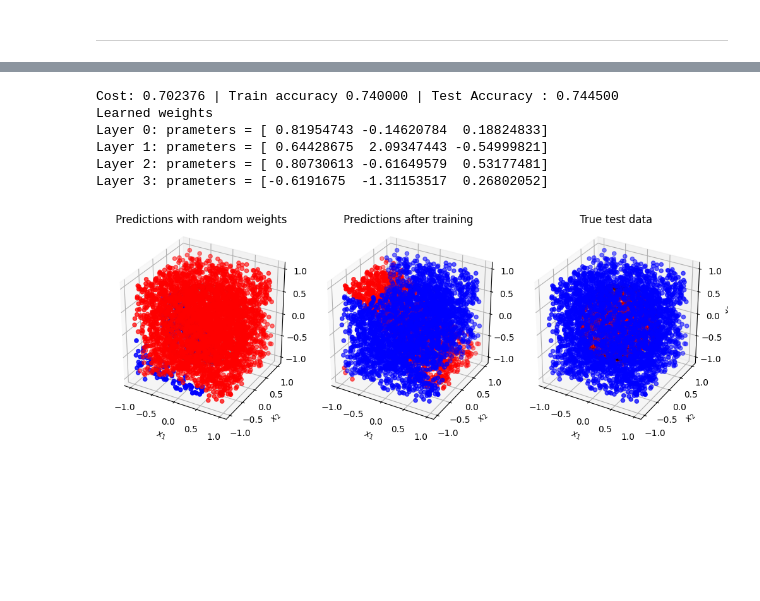
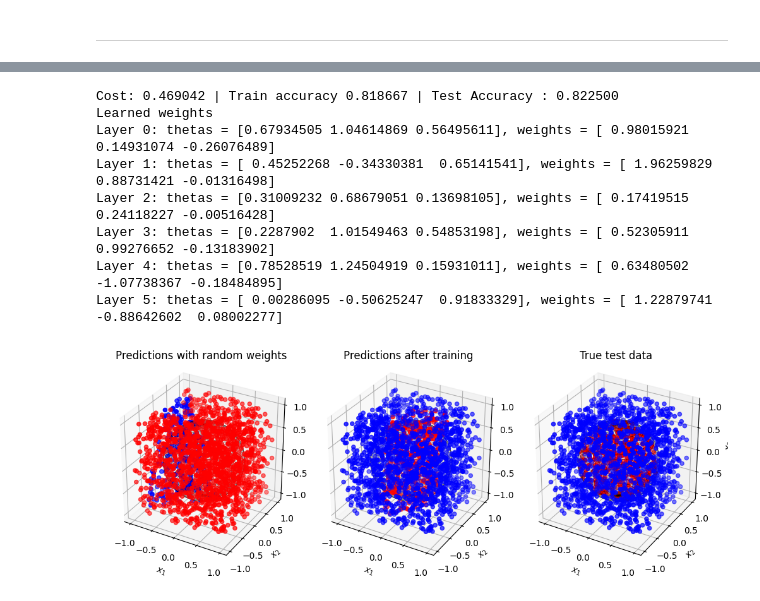
Before and after one commit to HeechanYi/Data-Reuploading, a Jupyter notebook: Code reproducing/2ClassProblemSQ(Stochastic).ipynb, the cells around one changed output, grey strips where cells are left out. Cells and saved outputs as stored; diff of their text form; code cells hidden in the pictures; blank space fills up the shorter version.

```diff
--- a/Code reproducing/2ClassProblemSQ(Stochastic).ipynb
+++ b/Code reproducing/2ClassProblemSQ(Stochastic).ipynb
@@ -23,7 +23,7 @@ def Circle(samples, condition = [[0.0, 0.0], np.sqrt(2 / np.pi)]):
     condition : conditions of the circle (condition[0] = center, condition[1] = radius)
 
     OUTPUT
-    data points & labels(In - 1/Out - -1) for each point & Condition
+    data points & labels(In - 0/Out - 1) for each point & Condition
     """
     points= []
     labels = []
@@ -258,7 +255,7 @@ def loss_functionC(thetas, weights, x, y):
 
     for i in range(len(x)):
         f = SQC_comp(thetas, weights, x[i])
-        if y[i] == 1:
+        if y[i] == 0:
             loss += (1 - f)**2
         else:
             loss += (1 + f)**2
@@ -371,7 +368,7 @@ Xtest, y_test, condition = Circle(num_test)
 test_data = np.hstack((Xtest, np.zeros((Xtest.shape[0], 1), requires_grad=False))) # point (x_1, x_2, x_3 = 0)
 
 # Setting the training options
-num_layers = 4
+num_layers = 6
 epochs = 50
 batch_size = 50
 eta = 0.1
@@ -760,17 +739,17 @@ Layer 3: prameters = [2.04586908 1.93922485 0.24760556]
 ### Origin scheme sinle-qubit classifier model
 
 # the numbers of training and test data
-num_training = 500
-num_test = 4000
+num_training = 750
+num_test = 2000
 
 # Training datas(where we will train the data)
-Xdata, y_train, condition = Sphere(num_training)
+train_data, y_train, condition = Sphere(num_training)
 
 # Testing datas(where we get the model accuracy)
-Xtest, y_test, condition = Sphere(num_test)
+test_data, y_test, condition = Sphere(num_test)
 
 # Setting the training options
-num_layers = 4
+num_layers = 6
 epochs = 50
 batch_size = 50
 eta = 0.1
@@ -779,21 +758,22 @@ eta = 0.1
 opt = GradientDescentOptimizer(eta)
 
 # Initializing random weights the parameters for U(p)
-params = np.random.uniform(size=(num_layers, 3), requires_grad=True)
+thetas = np.random.uniform(size=(num_layers, 3), requires_grad=True)
+weights = np.random.uniform(size=(num_layers, 3), requires_grad=True)
 
 ### Evaluating the classifier
 # Running the model with test data
-predicted_train, expvals_train = model_runningO(params, Xdata)
+predicted_train, expvals_train = model_runningC(thetas, weights, train_data)
 accuracy_train = accuracy_score(y_train, predicted_train)
 
 # Running the model with the test data
-predicted_test, expvals_test = model_runningO(params, Xtest)
+predicted_test, expvals_test = model_runningC(thetas, weights, test_data)
 accuracy_test = accuracy_score(y_test, predicted_test)
 
 # Saving predictions with random weights for comparison
 initial_predictions = predicted_test
 
-loss = loss_functionO(params, Xtest, y_test)
+loss = loss_functionC(thetas, weights, test_data, y_test)
 
 loss_list, accuracy_train_list, accuracy_test_list = [], [], []
 loss_list.append(loss)
@@ -807,14 +787,14 @@ print(
 )
 
 for it in range(epochs):
-    for Xbatch, ybatch in iterate_minibatches(Xdata, y_train, batch_size=batch_size):
-        params, _, _ = opt.step(loss_functionO, params, Xbatch, ybatch)
+    for Xbatch, ybatch in iterate_minibatches(train_data, y_train, batch_size=batch_size):
+        thetas, weights, _, _ = opt.step(loss_functionC, thetas, weights, Xbatch, ybatch)
 
-    predicted_train, expvals_train = model_runningO(params, Xdata)
+    predicted_train, expvals_train = model_runningC(thetas, weights, train_data)
     accuracy_train = accuracy_score(y_train, predicted_train)
-    loss = loss_functionO(params, Xdata, y_train)
+    loss = loss_functionC(thetas, weights, train_data, y_train)
 
-    predicted_test, expvals_test = model_runningO(params, Xtest)
+    predicted_test, expvals_test = model_runningC(thetas, weights, test_data)
     accuracy_test = accuracy_score(y_test, predicted_test)
     res = [it + 1, loss, accuracy_train, accuracy_test]
     print(
@@ -847,32 +827,34 @@ Epoch: 50 | Loss: 0.702376 | Train accuracy: 0.740000 | Test accuracy: 0.744500
 # %%
 print(
     "Cost: {:3f} | Train accuracy {:3f} | Test Accuracy : {:3f}".format(
         loss, accuracy_train, accuracy_test
     )
 )
 
 print("Learned weights")
 for i in range(num_layers):
-    print("Layer {}: prameters = {}".format(i,params[i]))
+    print("Layer {}: thetas = {}, weights = {}".format(i, thetas[i], weights[i]))
 
 fig, axes = plt.subplots(1, 3, figsize=(10, 6),subplot_kw={"projection":"3d"})
-plot_data(Xtest, initial_predictions, fig, axes[0], problem = "sphere", condition = condition)
-plot_data(Xtest, predicted_test, fig, axes[1], problem = "sphere", condition = condition)
-plot_data(Xtest, y_test, fig, axes[2], problem = "sphere", condition = condition)
+plot_data(test_data, initial_predictions, fig, axes[0], problem = "sphere", condition = condition)
+plot_data(test_data, predicted_test, fig, axes[1], problem = "sphere", condition = condition)
+plot_data(test_data, y_test, fig, axes[2], problem = "sphere", condition = condition)
 
 axes[0].set_title("Predictions with random weights")
 axes[1].set_title("Predictions after training")
 axes[2].set_title("True test data")
 plt.tight_layout()
 plt.show()
 # %% [output]
-Cost: 0.702376 | Train accuracy 0.740000 | Test Accuracy : 0.744500
+Cost: 0.469042 | Train accuracy 0.818667 | Test Accuracy : 0.822500
 Learned weights
-Layer 0: prameters = [ 0.81954743 -0.14620784  0.18824833]
-Layer 1: prameters = [ 0.64428675  2.09347443 -0.54999821]
-Layer 2: prameters = [ 0.80730613 -0.61649579  0.53177481]
-Layer 3: prameters = [-0.6191675  -1.31153517  0.26802052]
+Layer 0: thetas = [0.67934505 1.04614869 0.56495611], weights = [ 0.98015921  0.14931074 -0.26076489]
+Layer 1: thetas = [ 0.45252268 -0.34330381  0.65141541], weights = [ 1.96259829  0.88731421 -0.01316498]
+Layer 2: thetas = [0.31009232 0.68679051 0.13698105], weights = [ 0.17419515  0.24118227 -0.00516428]
+Layer 3: thetas = [0.2287902  1.01549463 0.54853198], weights = [ 0.52305911  0.99276652 -0.13183902]
+Layer 4: thetas = [0.78528519 1.24504919 0.15931011], weights = [ 0.63480502 -1.07738367 -0.18484895]
+Layer 5: thetas = [ 0.00286095 -0.50625247  0.91833329], weights = [ 1.22879741 -0.88642602  0.08002277]
-[figure, old version]
+[figure, new version]
 # %%
 fig, axes = plt.subplots(2, 1, figsize=(8, 6))
 
```
Also changed, not shown: parts of 13 cells of this notebook.
